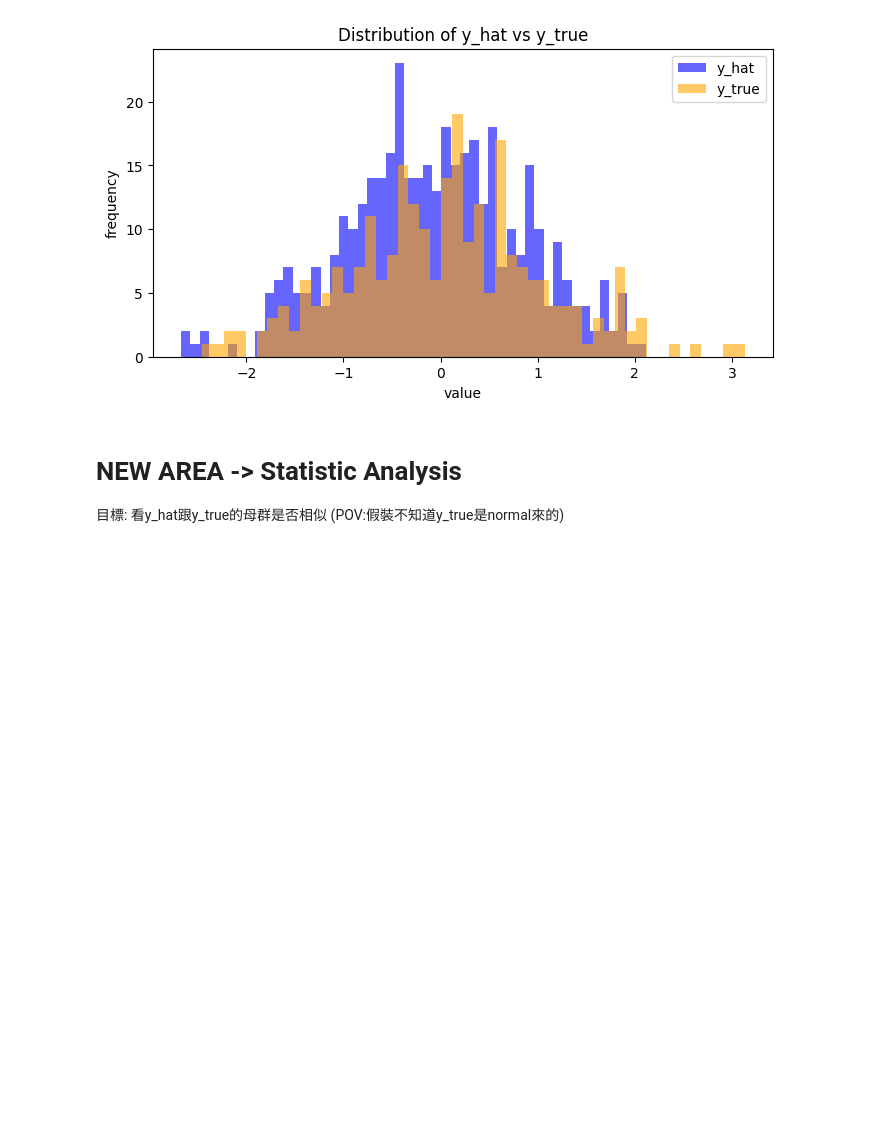
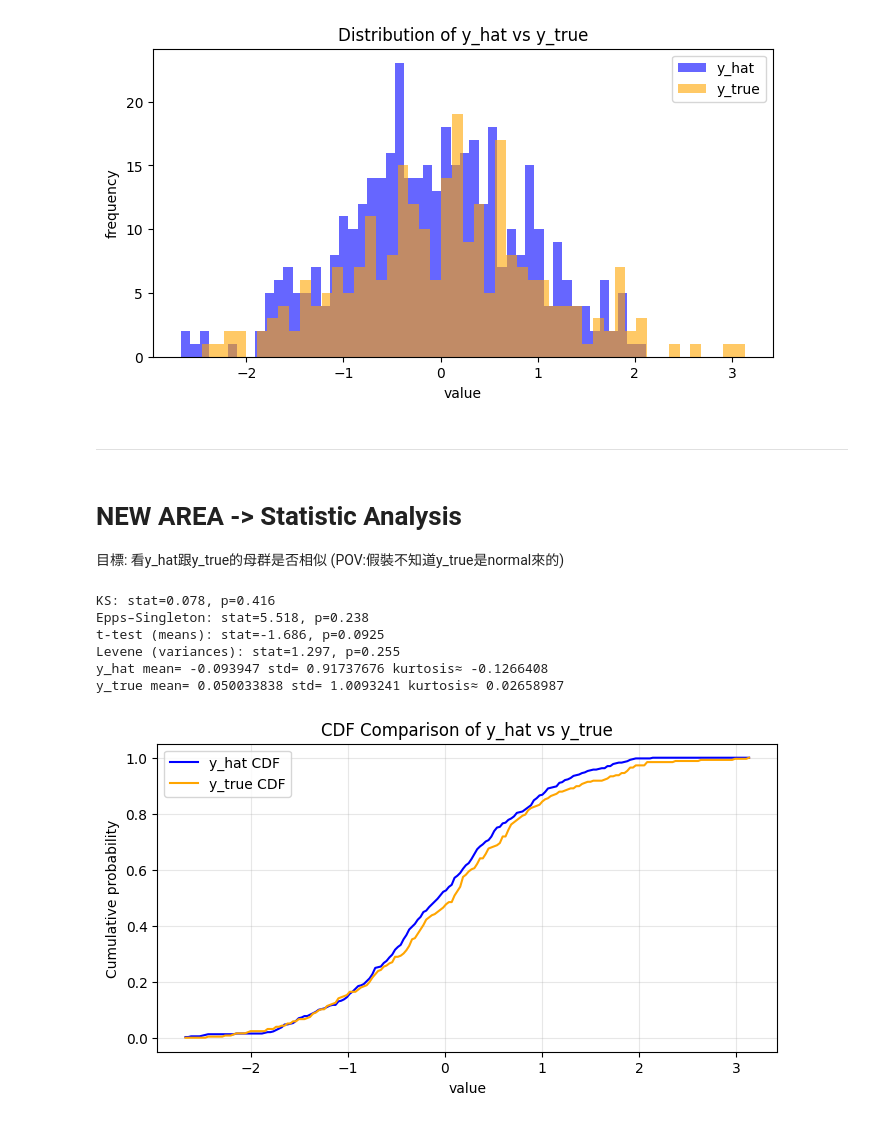
Before and after one commit to XuanWeiWang-999/2025Autumn_ML-project-DiffusionModel, a Jupyter notebook: 20250924_diffusion-1D/20250924_revised code.ipynb, the cells around one changed output. Drawn from its saved outputs; the diff is of its cells as text; code cells hidden in the pictures; blank space fills up the shorter version.

```diff
--- a/20250924_diffusion-1D/20250924_revised code.ipynb
+++ b/20250924_diffusion-1D/20250924_revised code.ipynb
@@ -226,6 +226,8 @@ plt.title("Distribution of y_hat vs y_true")
 plt.show()
 # %% [output]
 [figure]
+# %% [markdown]
+---
 # %% [markdown]
 # NEW AREA -> Statistic Analysis
 目標: 看y_hat跟y_true的母群是否相似 (POV:假裝不知道y_true是normal來的)
@@ -231,0 +237,66 @@ plt.show()
+# %%
+# 1) 取資料（確保 shape 與裝置一致）
+y_hat_np  = y_hat.detach().cpu().numpy().ravel()
+y_true_np = y_true.detach().cpu().numpy().ravel()
+
+# 2) 可選：讓樣本數一致（避免樣本量差異影響）
+n = min(len(y_hat_np), len(y_true_np))
+rng = np.random.default_rng(0)
+y_hat_s  = rng.choice(y_hat_np,  n, replace=False)
+y_true_s = rng.choice(y_true_np, n, replace=False)
+
+# 3) 兩樣本分布檢定
+ks_stat, ks_p = ks_2samp(y_hat_s, y_true_s)                 # KS 檢定（對整體CDF差異敏感）
+es_stat, es_p = epps_singleton_2samp(y_hat_s, y_true_s)     # Epps–Singleton（對形狀差更敏感）
+
+# 4) 均值、變異的簡單比較（非必要，但有助判讀差異來源）
+t_stat, t_p   = ttest_ind(y_hat_s, y_true_s, equal_var=False)
+lev_stat, lev_p = levene(y_hat_s, y_true_s)                 # 變異是否相等
+
+print(f"KS: stat={ks_stat:.3f}, p={ks_p:.3g}")
+print(f"Epps–Singleton: stat={es_stat:.3f}, p={es_p:.3g}")
+print(f"t-test (means): stat={t_stat:.3f}, p={t_p:.3g}")
+print(f"Levene (variances): stat={lev_stat:.3f}, p={lev_p:.3g}")
+
+# 5) 幾個摘要統計（幫助你直覺比較）
+def summary(a, name):
+    print(name, "mean=", np.mean(a), "std=", np.std(a), "kurtosis≈", (np.mean(((a-np.mean(a))/np.std(a))**4)-3))
+summary(y_hat_s,  "y_hat")
+summary(y_true_s, "y_true")
+# %% [output]
+KS: stat=0.078, p=0.416
+Epps–Singleton: stat=5.518, p=0.238
+t-test (means): stat=-1.686, p=0.0925
+Levene (variances): stat=1.297, p=0.255
+y_hat mean= -0.093947 std= 0.91737676 kurtosis≈ -0.1266408
+y_true mean= 0.050033838 std= 1.0093241 kurtosis≈ 0.02658987
+# %%
+def plot_cdf_comparison(y_hat, y_true, bins=200):
+    # 轉 numpy
+    y_hat_np  = y_hat.detach().cpu().numpy().ravel()
+    y_true_np = y_true.detach().cpu().numpy().ravel()
+
+    # 共同範圍
+    lo = min(y_hat_np.min(), y_true_np.min())
+    hi = max(y_hat_np.max(), y_true_np.max())
+    grid = np.linspace(lo, hi, bins)
+
+    # 計算 CDF
+    y_hat_cdf  = np.searchsorted(np.sort(y_hat_np), grid, side="right") / len(y_hat_np)
+    y_true_cdf = np.searchsorted(np.sort(y_true_np), grid, side="right") / len(y_true_np)
+
+
+    plt.figure(figsize=(8,4))
+    plt.plot(grid, y_hat_cdf, label="y_hat CDF", color="blue")
+    plt.plot(grid, y_true_cdf, label="y_true CDF", color="orange")
+    plt.xlabel("value")
+    plt.ylabel("Cumulative probability")
+    plt.title("CDF Comparison of y_hat vs y_true")
+    plt.legend()
+    plt.grid(alpha=0.3)
+    plt.show()
+
+
+plot_cdf_comparison(y_hat, y_true)
+# %% [output]
+[figure, added]
```
Also changed, not shown: parts of 1 cell of this notebook.
